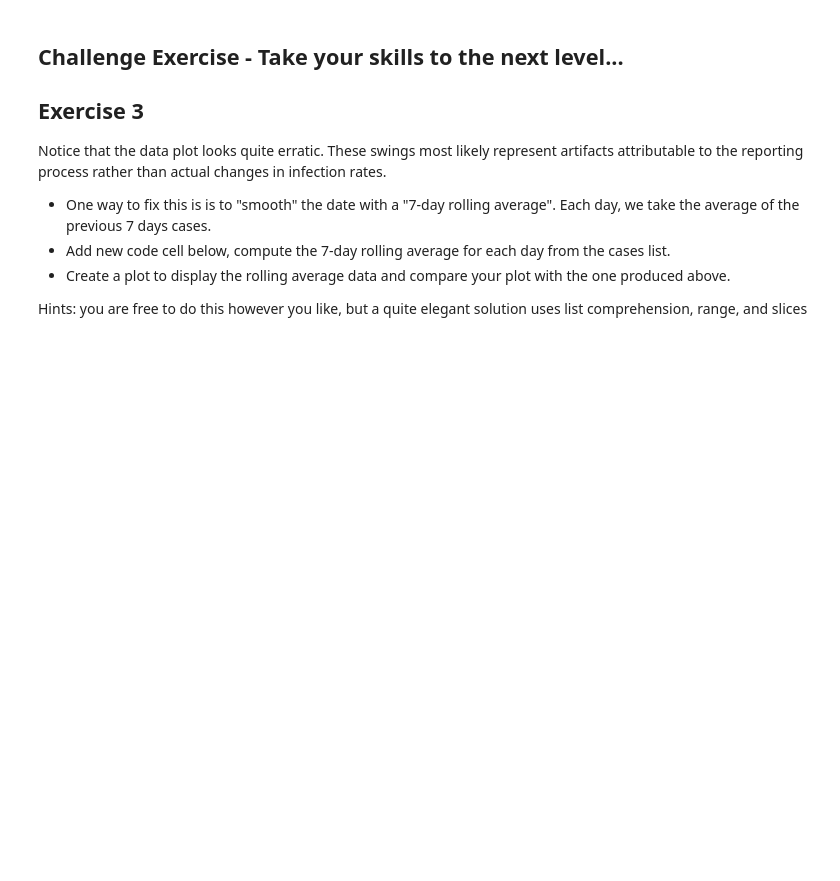
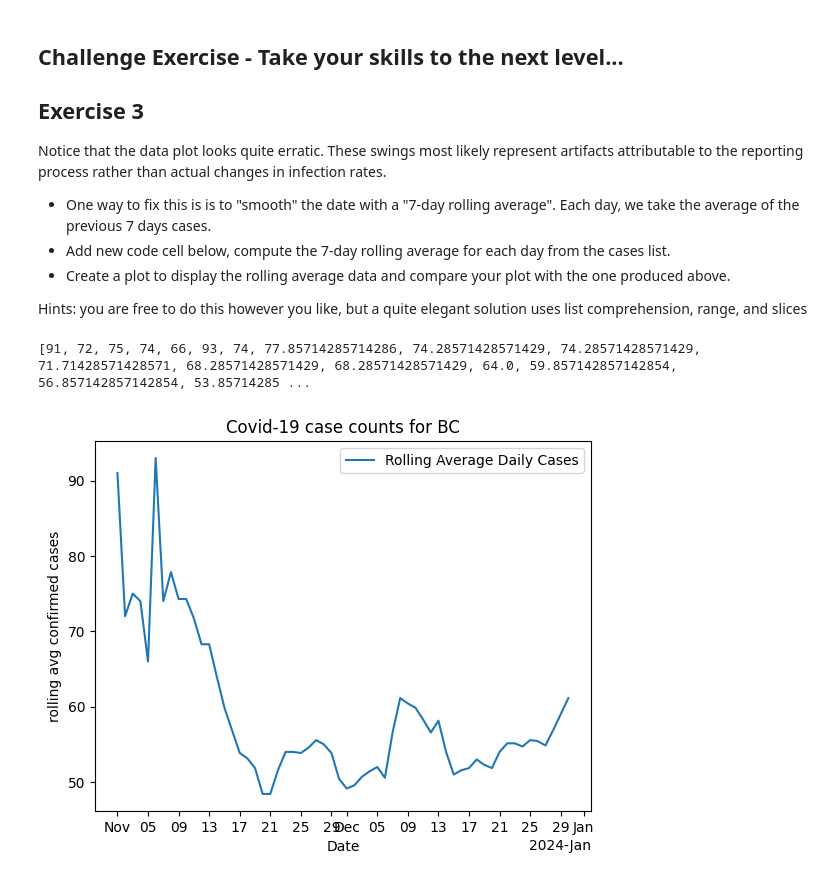
Before and after one commit to Zeko2005/cap-comp215, a Jupyter notebook: labs/lab01-intro.ipynb, the cells around one changed output. Drawn from its saved outputs; the diff is of its cells as text; code cells hidden in the pictures; blank space fills up the shorter version.

```diff
--- a/labs/lab01-intro.ipynb
+++ b/labs/lab01-intro.ipynb
@@ -165,7 +165,7 @@ Repeat the analysis above, but this time only for Vancouver Coastal Health Regio
   If you get that working, also make it easy to run the analysis for different dates?
 # %%
 # Ex. 2 your code here
-location = 'AB'
+location = 'BC'
 date = '2023-11-01'
 query = 'https://api.opencovid.ca/timeseries?stat=cases&loc={}&after={}'.format(location, date)
 
@@ -203,0 +217,28 @@ Each day, we take the average of the previous 7 days cases.
+# %%
+# Ex. 3 (challenge) your code here
+avg = []
+start = 0
+sum = 0
+for i in range(7):
+    avg.append(cases[i]['value_daily'])
+for i in range(7,len(cases)):
+  weekstart = i-7
+  for j in range(7):
+    sum = sum + int(cases[weekstart+j]['value_daily'])
+  avg.append(sum/7)
+  sum = 0
+
+print(avg)
+
+fig, ax = plt.subplots()
+format_date_axis(ax)
+ax.plot(dates, avg, label='Rolling Average Daily Cases')  # Plot some data on the axes.
+ax.set(
+  title="Covid-19 case counts for BC",  # Add a title to the plot.
+  xlabel='Date',                        # Add a label to X axes.
+  ylabel='rolling avg confirmed cases'             # Add a label to Y axes.
+)
+ax.legend();
+# %% [output]
+[91, 72, 75, 74, 66, 93, 74, 77.85714285714286, 74.28571428571429, 74.28571428571429, 71.71428571428571, 68.28571428571429, 68.28571428571429, 64.0, 59.857142857142854, 56.857142857142854, 53.85714285 ...
+[figure, added]
```
Also changed, not shown: parts of 3 cells of this notebook.
